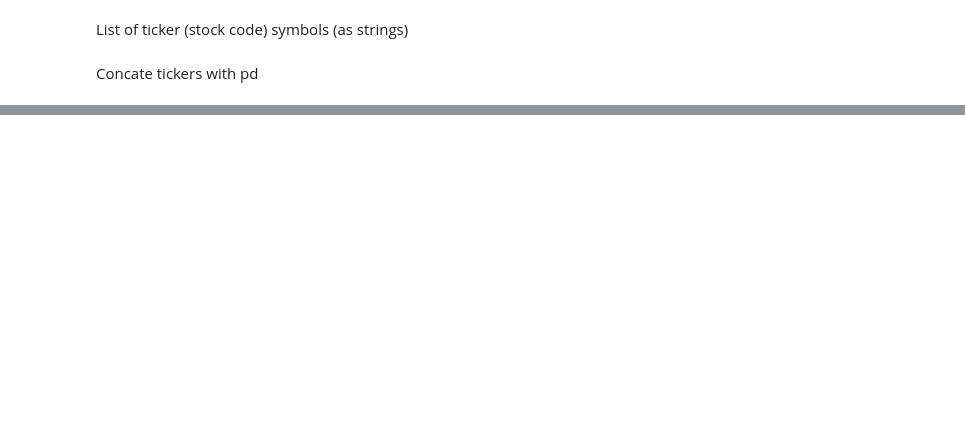
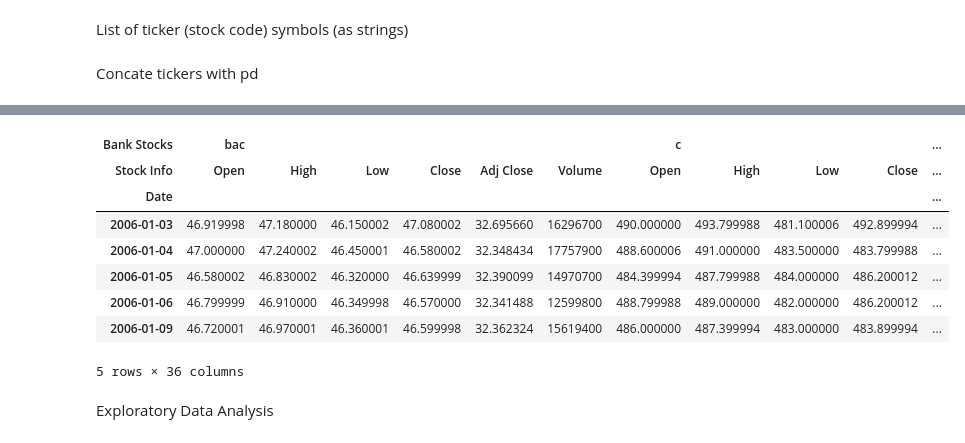
Before and after one commit to mfthrq/finance-capstone-project, a Jupyter notebook: index.ipynb, the cells around one changed output, grey strips where cells are left out. Saved outputs shown, nothing was run; the diff lists cells and outputs as text; code cells hidden in the pictures; blank space fills up the shorter version.

```diff
--- a/index.ipynb
+++ b/index.ipynb
@@ -120 +120,16 @@ bank_stocks.head()
 5 rows × 36 columns
+# %%
+bank_stocks.columns.names = ['Bank Stocks', 'Stock Info']
+bank_stocks.head()
+# %% [output]
+| Bank Stocks | bac |  |  |  |  |  | c |  |  |  | ... |
+| Stock Info | Open | High | Low | Close | Adj Close | Volume | Open | High | Low | Close | ... |
+| Date |  |  |  |  |  |  |  |  |  |  | ... |
+| 2006-01-03 | 46.919998 | 47.180000 | 46.150002 | 47.080002 | 32.695660 | 16296700 | 490.000000 | 493.799988 | 481.100006 | 492.899994 | ... |
+| 2006-01-04 | 47.000000 | 47.240002 | 46.450001 | 46.580002 | 32.348434 | 17757900 | 488.600006 | 491.000000 | 483.500000 | 483.799988 | ... |
+| 2006-01-05 | 46.580002 | 46.830002 | 46.320000 | 46.639999 | 32.390099 | 14970700 | 484.399994 | 487.799988 | 484.000000 | 486.200012 | ... |
+| 2006-01-06 | 46.799999 | 46.910000 | 46.349998 | 46.570000 | 32.341488 | 12599800 | 488.799988 | 489.000000 | 482.000000 | 486.200012 | ... |
+| 2006-01-09 | 46.720001 | 46.970001 | 46.360001 | 46.599998 | 32.362324 | 15619400 | 486.000000 | 487.399994 | 483.000000 | 483.899994 | ... |
+5 rows × 36 columns
+# %% [markdown]
+Exploratory Data Analysis
```
Also changed, not shown: parts of 15 cells of this notebook.
